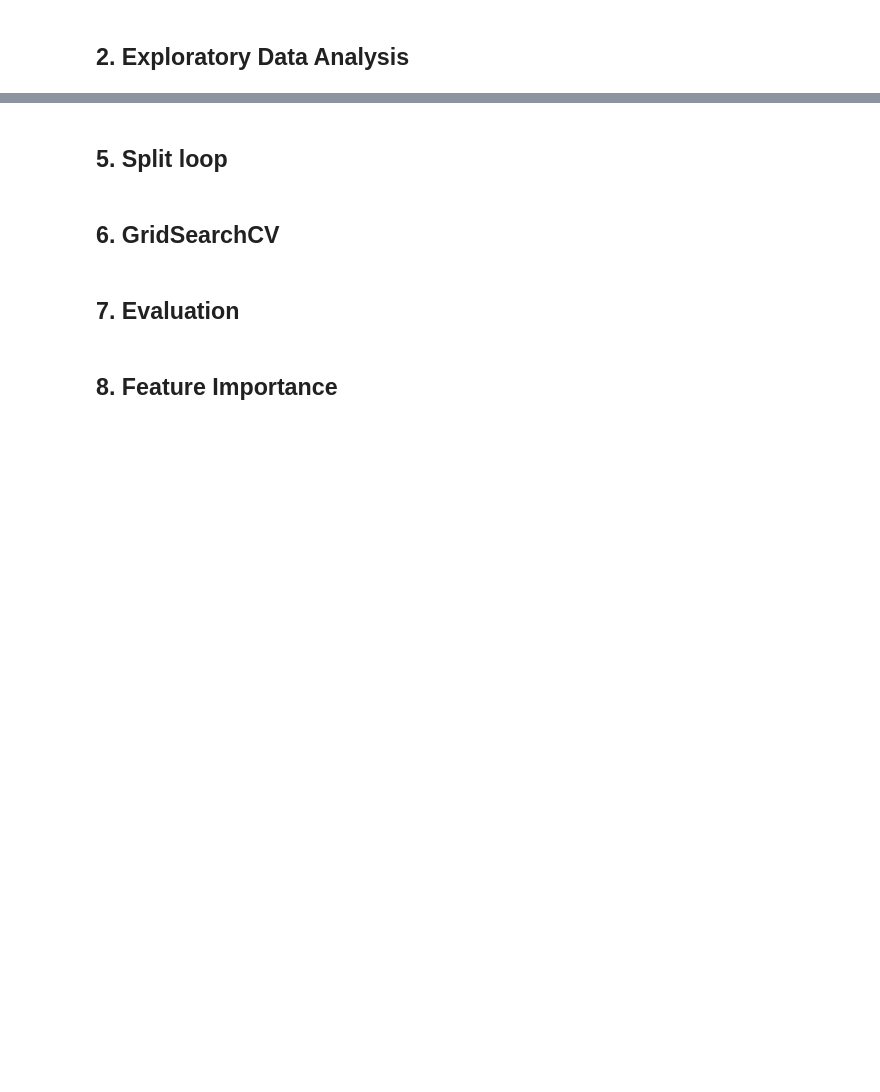
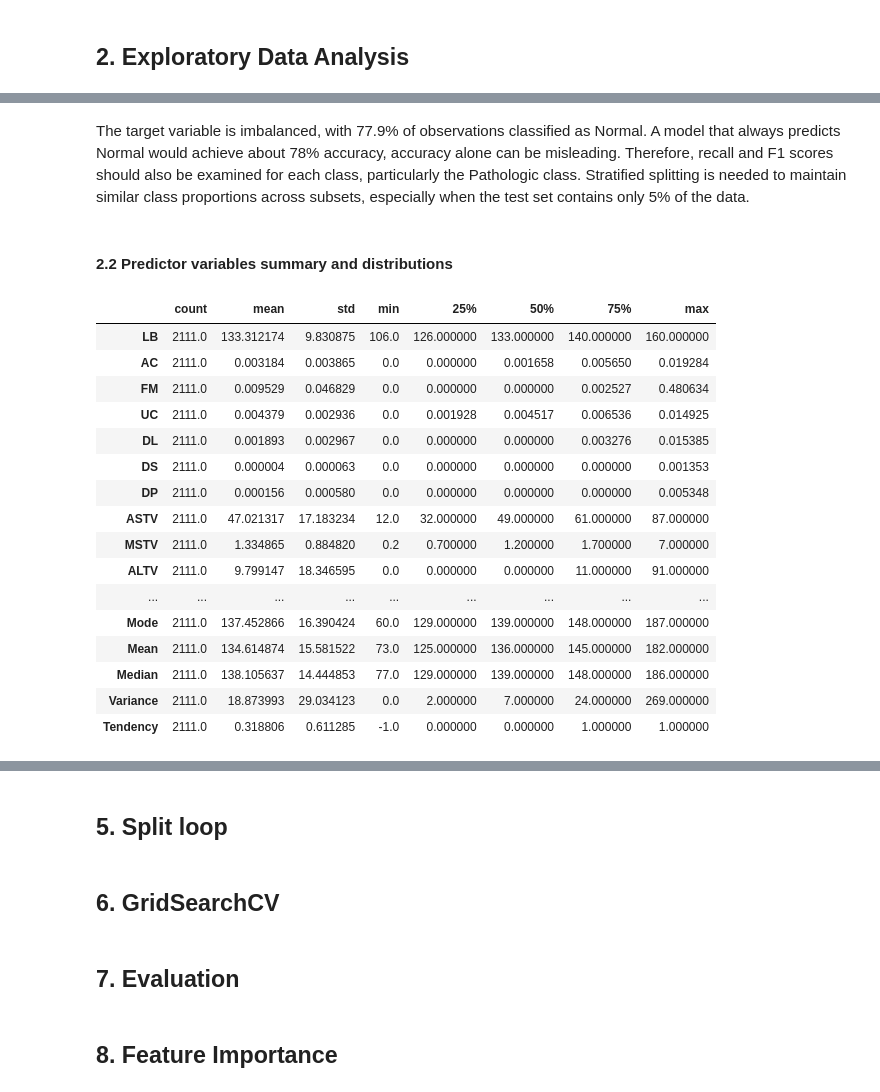
Before and after one commit to JingliangCCT/Machine-Learning-CA1, a Jupyter notebook: Jingliang_ML_HDipData_CA1.ipynb, the cells around one changed output, grey strips where cells are left out. Drawn from its saved outputs; the diff is of its cells as text; code cells hidden in the pictures; blank space fills up the shorter version.

```diff
--- a/Jingliang_ML_HDipData_CA1.ipynb
+++ b/Jingliang_ML_HDipData_CA1.ipynb
@@ -308,0 +336,26 @@ Name: count, dtype: int64
+# %% [markdown]
+The target variable is imbalanced, with 77.9% of observations classified as Normal. A model that always predicts Normal would achieve about 78% accuracy, accuracy alone can be misleading. Therefore, recall and F1 scores should also be examined for each class, particularly the Pathologic class. Stratified splitting is needed to maintain similar class proportions across subsets, especially when the test set contains only 5% of the data.
+# %% [markdown]
+#### 2.2 Predictor variables summary and distributions
+# %%
+# Summary statistics of the 21 features
+
+df_clean[features].describe().T
+# %% [output]
+|  | count | mean | std | min | 25% | 50% | 75% | max |
+| LB | 2111.0 | 133.312174 | 9.830875 | 106.0 | 126.000000 | 133.000000 | 140.000000 | 160.000000 |
+| AC | 2111.0 | 0.003184 | 0.003865 | 0.0 | 0.000000 | 0.001658 | 0.005650 | 0.019284 |
+| FM | 2111.0 | 0.009529 | 0.046829 | 0.0 | 0.000000 | 0.000000 | 0.002527 | 0.480634 |
+| UC | 2111.0 | 0.004379 | 0.002936 | 0.0 | 0.001928 | 0.004517 | 0.006536 | 0.014925 |
+| DL | 2111.0 | 0.001893 | 0.002967 | 0.0 | 0.000000 | 0.000000 | 0.003276 | 0.015385 |
+| DS | 2111.0 | 0.000004 | 0.000063 | 0.0 | 0.000000 | 0.000000 | 0.000000 | 0.001353 |
+| DP | 2111.0 | 0.000156 | 0.000580 | 0.0 | 0.000000 | 0.000000 | 0.000000 | 0.005348 |
+| ASTV | 2111.0 | 47.021317 | 17.183234 | 12.0 | 32.000000 | 49.000000 | 61.000000 | 87.000000 |
+| MSTV | 2111.0 | 1.334865 | 0.884820 | 0.2 | 0.700000 | 1.200000 | 1.700000 | 7.000000 |
+| ALTV | 2111.0 | 9.799147 | 18.346595 | 0.0 | 0.000000 | 0.000000 | 11.000000 | 91.000000 |
+| ... | ... | ... | ... | ... | ... | ... | ... | ... |
+| Mode | 2111.0 | 137.452866 | 16.390424 | 60.0 | 129.000000 | 139.000000 | 148.000000 | 187.000000 |
+| Mean | 2111.0 | 134.614874 | 15.581522 | 73.0 | 125.000000 | 136.000000 | 145.000000 | 182.000000 |
+| Median | 2111.0 | 138.105637 | 14.444853 | 77.0 | 129.000000 | 139.000000 | 148.000000 | 186.000000 |
+| Variance | 2111.0 | 18.873993 | 29.034123 | 0.0 | 2.000000 | 7.000000 | 24.000000 | 269.000000 |
+| Tendency | 2111.0 | 0.318806 | 0.611285 | -1.0 | 0.000000 | 0.000000 | 1.000000 | 1.000000 |
```
Also changed, not shown: parts of 23 cells of this notebook.
